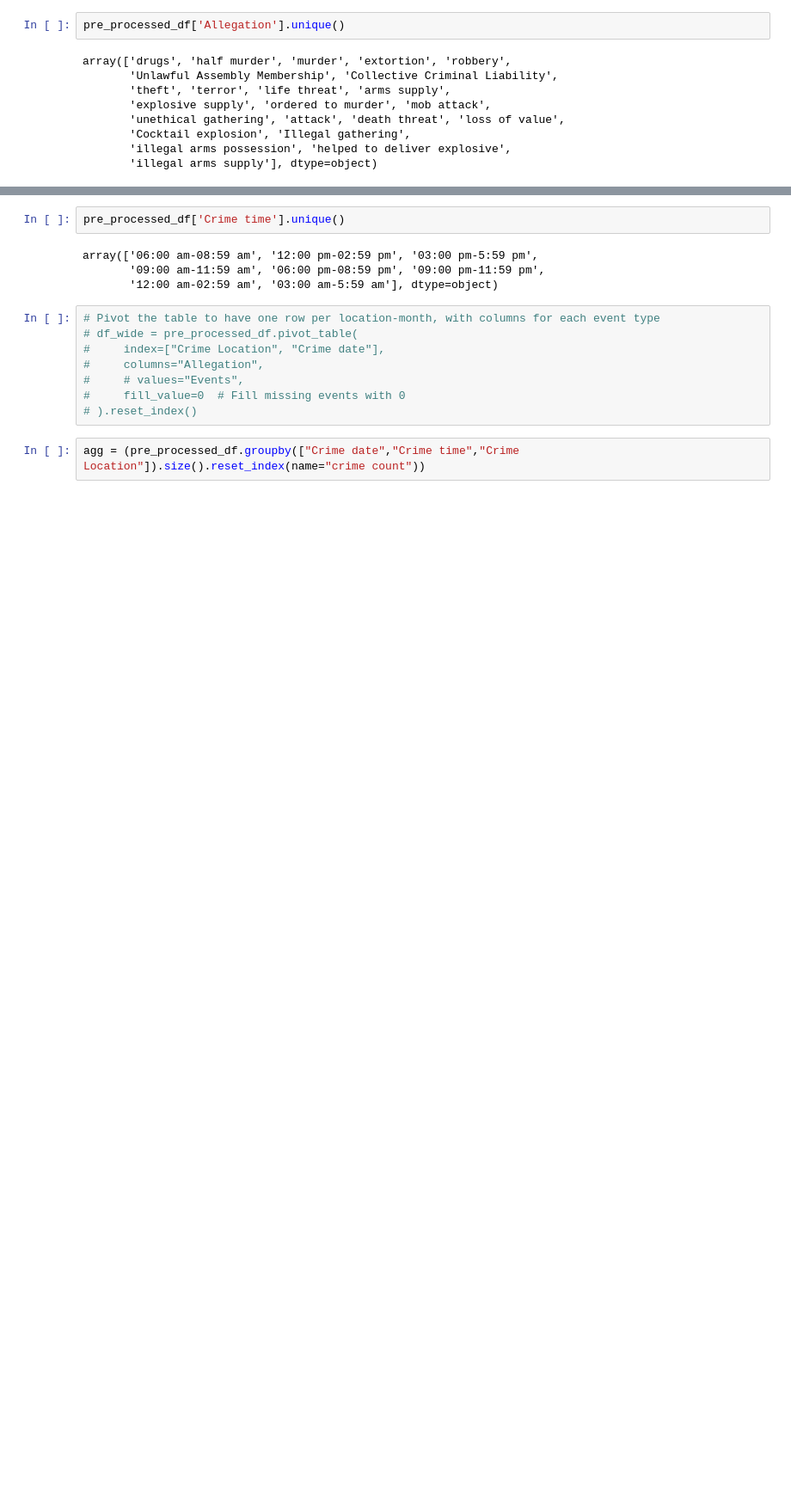
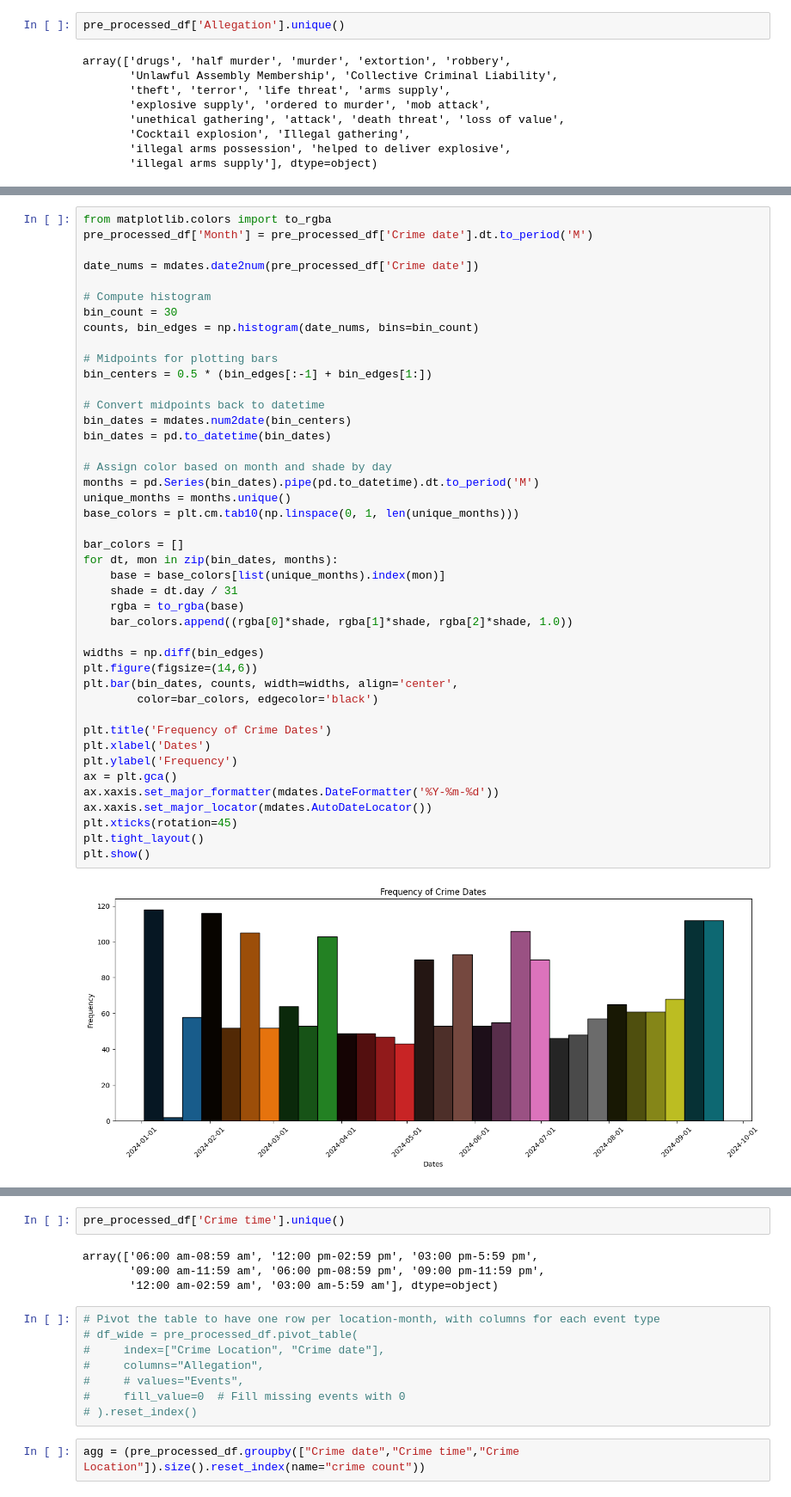
Before and after one commit to Sir-python/Crime_predictions_code, a Jupyter notebook: notebook/Thesis_models.ipynb, the cells around one changed output, grey strips where cells are left out. Shown at 86% size. Saved outputs shown, nothing was run; the diff lists cells and outputs as text; blank space fills up the shorter version.

```diff
--- a/notebook/Thesis_models.ipynb
+++ b/notebook/Thesis_models.ipynb
@@ -153,3 +168,48 @@ plt.show()
+# %%
+from matplotlib.colors import to_rgba
+pre_processed_df['Month'] = pre_processed_df['Crime date'].dt.to_period('M')
+
+date_nums = mdates.date2num(pre_processed_df['Crime date'])
+
+# Compute histogram
+bin_count = 30
+counts, bin_edges = np.histogram(date_nums, bins=bin_count)
+
+# Midpoints for plotting bars
+bin_centers = 0.5 * (bin_edges[:-1] + bin_edges[1:])
+
+# Convert midpoints back to datetime
+bin_dates = mdates.num2date(bin_centers)
+bin_dates = pd.to_datetime(bin_dates)
+
+# Assign color based on month and shade by day
+months = pd.Series(bin_dates).pipe(pd.to_datetime).dt.to_period('M')
+unique_months = months.unique()
+base_colors = plt.cm.tab10(np.linspace(0, 1, len(unique_months)))
+
+bar_colors = []
+for dt, mon in zip(bin_dates, months):
+    base = base_colors[list(unique_months).index(mon)]
+    shade = dt.day / 31
+    rgba = to_rgba(base)
+    bar_colors.append((rgba[0]*shade, rgba[1]*shade, rgba[2]*shade, 1.0))
+
+widths = np.diff(bin_edges)
+plt.figure(figsize=(14,6))
+plt.bar(bin_dates, counts, width=widths, align='center',
+        color=bar_colors, edgecolor='black')
+
+plt.title('Frequency of Crime Dates')
+plt.xlabel('Dates')
+plt.ylabel('Frequency')
+ax = plt.gca()
+ax.xaxis.set_major_formatter(mdates.DateFormatter('%Y-%m-%d'))
+ax.xaxis.set_major_locator(mdates.AutoDateLocator())
+plt.xticks(rotation=45)
+plt.tight_layout()
+plt.show()
+# %% [output]
+[figure, added]
 # %%
 imputer = SimpleImputer(strategy='most_frequent')
 pre_processed_df['Crime time'] = imputer.fit_transform(pre_processed_df[['Crime time']]).ravel()
```
Also changed, not shown: parts of 5 cells of this notebook, 5 other files.
